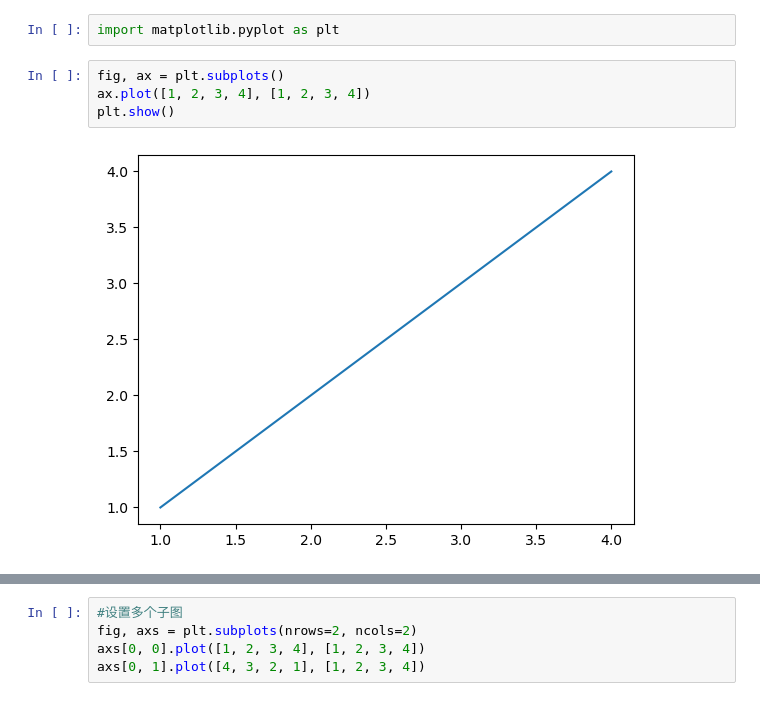
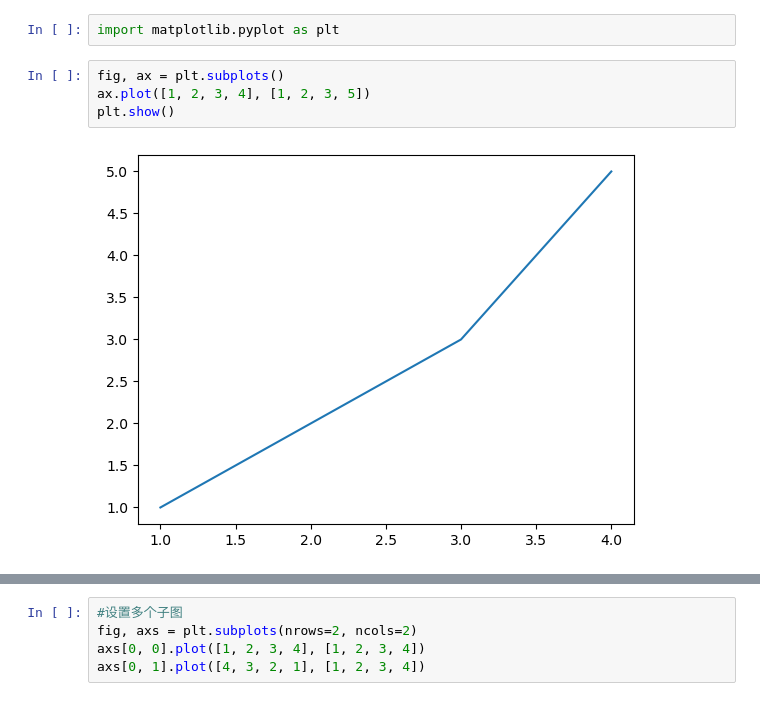
Before and after one commit to ZhouJianzj/machinc_learning, a Jupyter notebook: pythonBase/matplotlib/1.getStart.ipynb, the cells around one changed output, grey strips where cells are left out. Cells and saved outputs as stored; diff of their text form.

```diff
--- a/pythonBase/matplotlib/1.getStart.ipynb
+++ b/pythonBase/matplotlib/1.getStart.ipynb
@@ -2,7 +2,7 @@
 import matplotlib.pyplot as plt
 # %%
 fig, ax = plt.subplots()
-ax.plot([1, 2, 3, 4], [1, 2, 3, 4])
+ax.plot([1, 2, 3, 4], [1, 2, 3, 5])
 plt.show()
 # %% [output]
-[figure, old version]
+[figure, new version]
```
Also changed, not shown: parts of 4 cells of this notebook, 41 other files.
